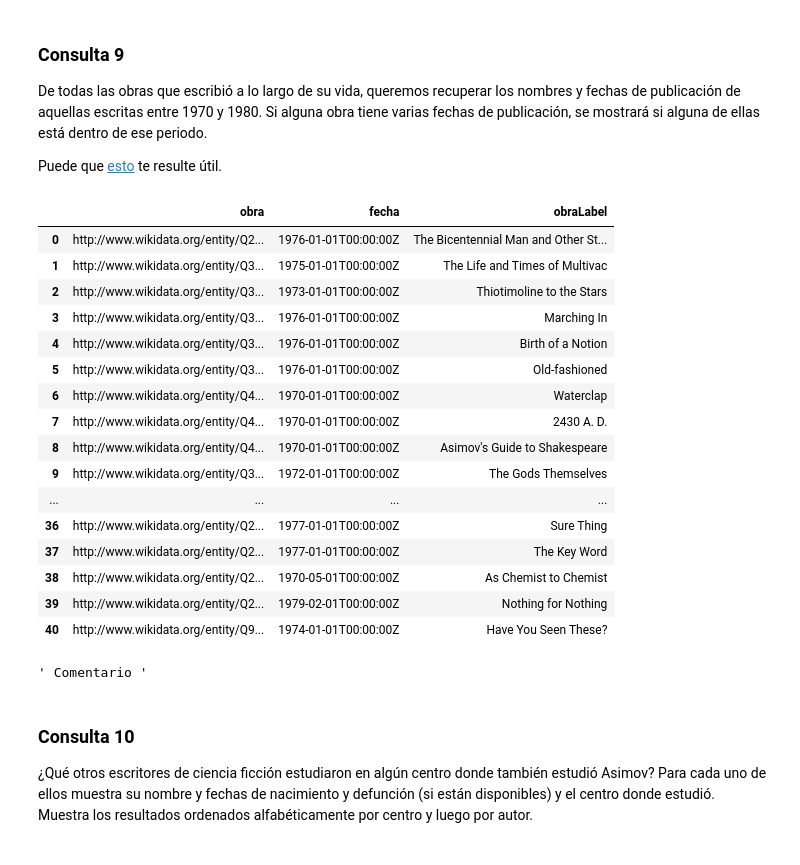
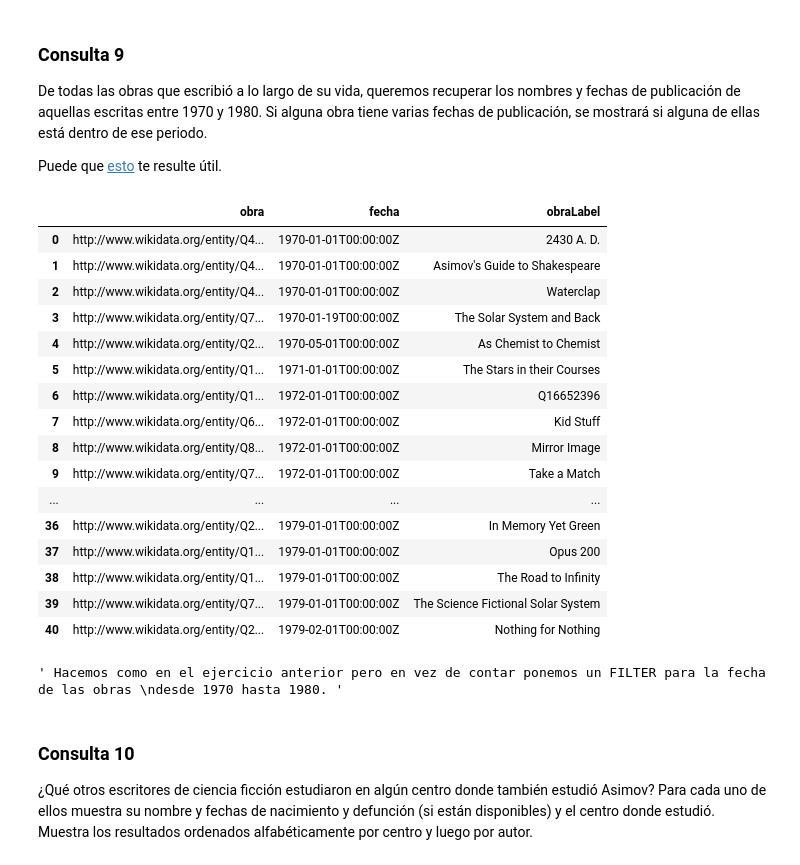
Before and after one commit to Carlanganas98/IA2, a Jupyter notebook: Pr3/P_sparql_enunciado.ipynb, the cells around one changed output. Cells and saved outputs as stored; diff of their text form; code cells hidden in the pictures.

```diff
--- a/Pr3/P_sparql_enunciado.ipynb
+++ b/Pr3/P_sparql_enunciado.ipynb
@@ -295,38 +331,41 @@ Puede que [esto](https://www.wikidata.org/wiki/Wikidata:SPARQL_tutorial#FILTER)
 # %%
 %%wdsparql
 
 SELECT ?obra ?fecha ?obraLabel
 WHERE
 {
   ?obra wdt:P50 wd:Q34981.
   ?obra wdt:P31 wd:Q7725634.
   ?obra wdt:P577 ?fecha
+    OPTIONAL{?obra p:P527[ps:P527 ?sub;
+                        pq:P577 ?fecha].}.
     FILTER("1970-01-01"^^xsd:dateTime <= ?fecha && ?fecha < "1980-01-01"^^xsd:dateTime).
-
     SERVICE wikibase:label { bd:serviceParam wikibase:language "en". }
 }
+ORDER BY ?fecha ?obraLabel
 # %% [output]
 |  | obra | fecha | obraLabel |
-| 0 | http://www.wikidata.org/entity/Q2... | 1976-01-01T00:00:00Z | The Bicentennial Man and Other St... |
-| 1 | http://www.wikidata.org/entity/Q3... | 1975-01-01T00:00:00Z | The Life and Times of Multivac |
-| 2 | http://www.wikidata.org/entity/Q3... | 1973-01-01T00:00:00Z | Thiotimoline to the Stars |
-| 3 | http://www.wikidata.org/entity/Q3... | 1976-01-01T00:00:00Z | Marching In |
-| 4 | http://www.wikidata.org/entity/Q3... | 1976-01-01T00:00:00Z | Birth of a Notion |
-| 5 | http://www.wikidata.org/entity/Q3... | 1976-01-01T00:00:00Z | Old-fashioned |
-| 6 | http://www.wikidata.org/entity/Q4... | 1970-01-01T00:00:00Z | Waterclap |
-| 7 | http://www.wikidata.org/entity/Q4... | 1970-01-01T00:00:00Z | 2430 A. D. |
-| 8 | http://www.wikidata.org/entity/Q4... | 1970-01-01T00:00:00Z | Asimov's Guide to Shakespeare |
-| 9 | http://www.wikidata.org/entity/Q3... | 1972-01-01T00:00:00Z | The Gods Themselves |
+| 0 | http://www.wikidata.org/entity/Q4... | 1970-01-01T00:00:00Z | 2430 A. D. |
+| 1 | http://www.wikidata.org/entity/Q4... | 1970-01-01T00:00:00Z | Asimov's Guide to Shakespeare |
+| 2 | http://www.wikidata.org/entity/Q4... | 1970-01-01T00:00:00Z | Waterclap |
+| 3 | http://www.wikidata.org/entity/Q7... | 1970-01-19T00:00:00Z | The Solar System and Back |
+| 4 | http://www.wikidata.org/entity/Q2... | 1970-05-01T00:00:00Z | As Chemist to Chemist |
+| 5 | http://www.wikidata.org/entity/Q1... | 1971-01-01T00:00:00Z | The Stars in their Courses |
+| 6 | http://www.wikidata.org/entity/Q1... | 1972-01-01T00:00:00Z | Q16652396 |
+| 7 | http://www.wikidata.org/entity/Q6... | 1972-01-01T00:00:00Z | Kid Stuff |
+| 8 | http://www.wikidata.org/entity/Q8... | 1972-01-01T00:00:00Z | Mirror Image |
+| 9 | http://www.wikidata.org/entity/Q7... | 1972-01-01T00:00:00Z | Take a Match |
 | ... | ... | ... | ... |
-| 36 | http://www.wikidata.org/entity/Q2... | 1977-01-01T00:00:00Z | Sure Thing |
-| 37 | http://www.wikidata.org/entity/Q2... | 1977-01-01T00:00:00Z | The Key Word |
-| 38 | http://www.wikidata.org/entity/Q2... | 1970-05-01T00:00:00Z | As Chemist to Chemist |
-| 39 | http://www.wikidata.org/entity/Q2... | 1979-02-01T00:00:00Z | Nothing for Nothing |
-| 40 | http://www.wikidata.org/entity/Q9... | 1974-01-01T00:00:00Z | Have You Seen These? |
+| 36 | http://www.wikidata.org/entity/Q2... | 1979-01-01T00:00:00Z | In Memory Yet Green |
+| 37 | http://www.wikidata.org/entity/Q1... | 1979-01-01T00:00:00Z | Opus 200 |
+| 38 | http://www.wikidata.org/entity/Q1... | 1979-01-01T00:00:00Z | The Road to Infinity |
+| 39 | http://www.wikidata.org/entity/Q7... | 1979-01-01T00:00:00Z | The Science Fictional Solar System |
+| 40 | http://www.wikidata.org/entity/Q2... | 1979-02-01T00:00:00Z | Nothing for Nothing |
-# %%
-""" Comentario """
-# %% [output]
-' Comentario '
+# %%
+""" Hacemos como en el ejercicio anterior pero en vez de contar ponemos un FILTER para la fecha de las obras
+desde 1970 hasta 1980. """
+# %% [output]
+' Hacemos como en el ejercicio anterior pero en vez de contar ponemos un FILTER para la fecha de las obras \ndesde 1970 hasta 1980. '
 # %% [markdown]
 ### Consulta 10
 
```
Also changed, not shown: parts of 24 cells of this notebook.
